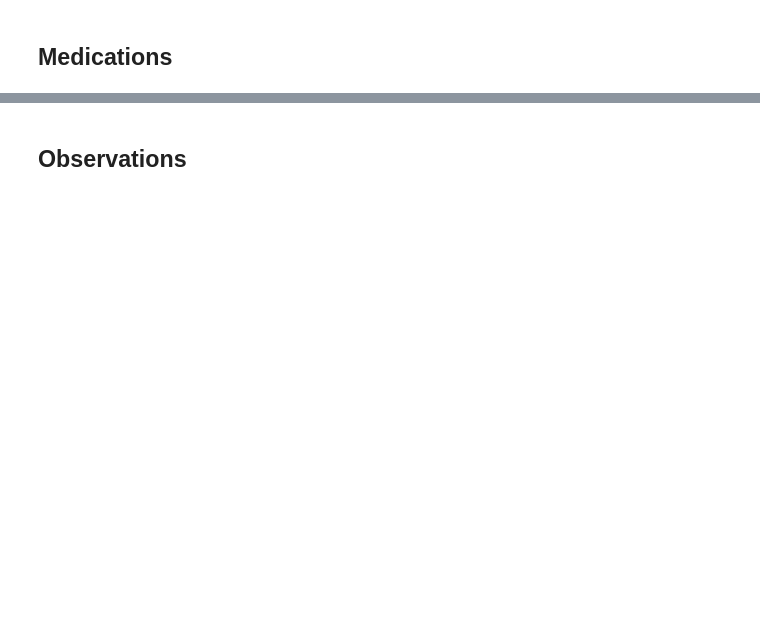
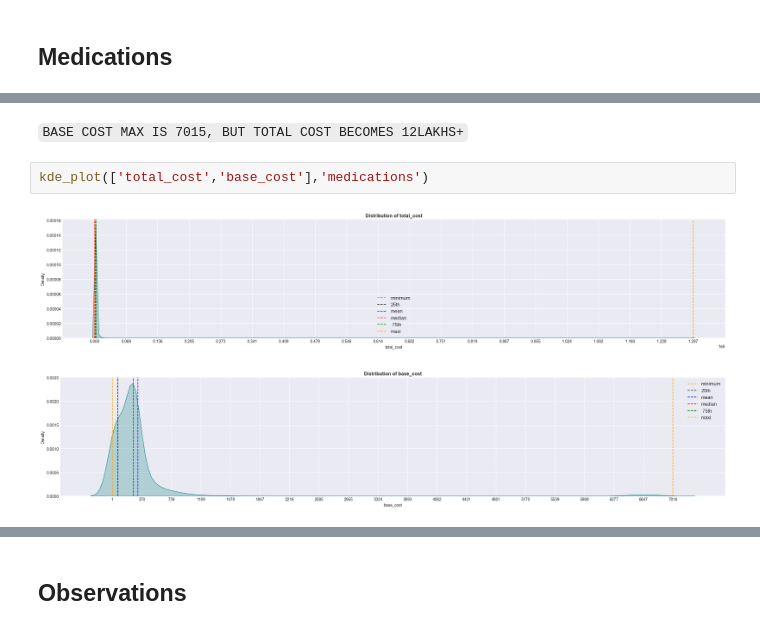
Before and after one commit to IamRaNo/Portfolio-Projects-Repository, a Jupyter notebook: Synthea Datasets/Solutions/data_analysis/univariate_stats.ipynb, the cells around one changed output, grey strips where cells are left out. Drawn from its saved outputs; the diff is of its cells as text; blank space fills up the shorter version.

```diff
--- a/Synthea Datasets/Solutions/data_analysis/univariate_stats.ipynb
+++ b/Synthea Datasets/Solutions/data_analysis/univariate_stats.ipynb
@@ -304,0 +387,7 @@ pie_plot(cat_cols,'careplans')
+# %% [markdown]
+`BASE COST MAX IS 7015, BUT TOTAL COST BECOMES 12LAKHS+`
+# %%
+kde_plot(['total_cost','base_cost'],'medications')
+# %% [output]
+[figure, added]
+[figure, added]
```
Also changed, not shown: parts of 36 cells of this notebook.
